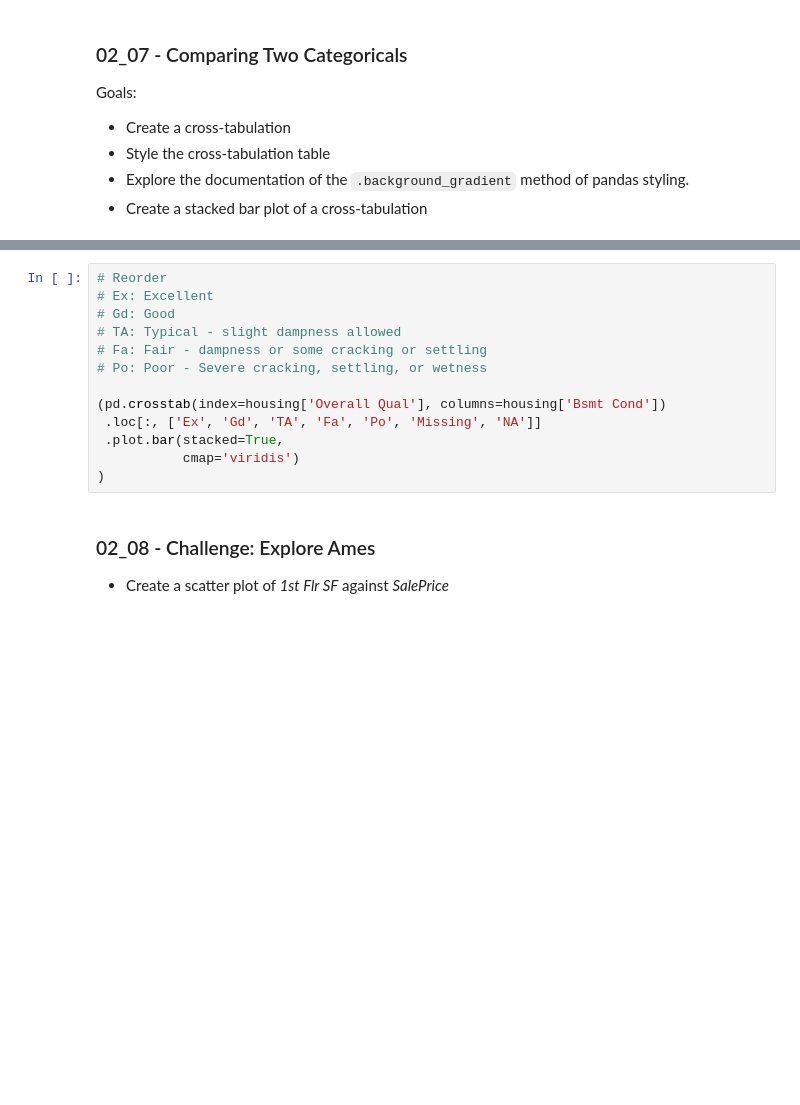
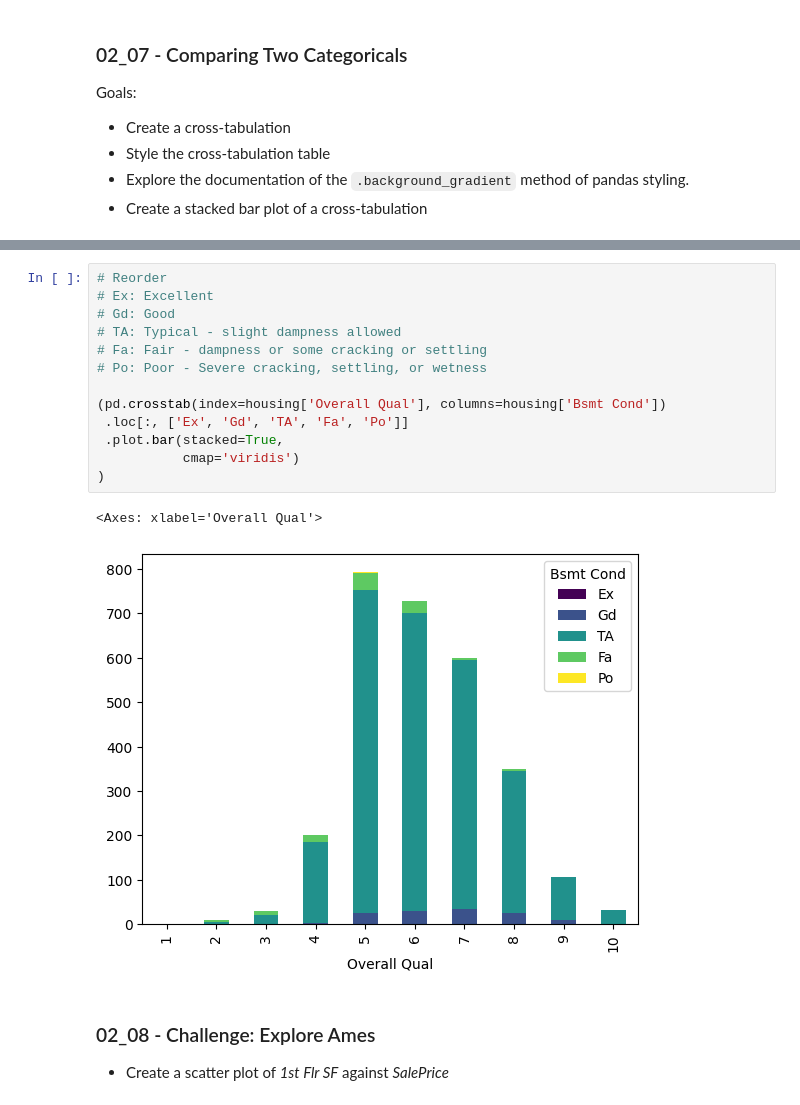
Before and after one commit to tjgrabher/python-statistics-essential-training-4433355, a Jupyter notebook: PyStats.ipynb, the cells around one changed output, grey strips where cells are left out. Drawn from its saved outputs; the diff is of its cells as text; blank space fills up the shorter version.

```diff
--- a/PyStats.ipynb
+++ b/PyStats.ipynb
@@ -1227,16 +1555,19 @@ raw.style.background_gradient?
 # %%
 # Reorder
 # Ex: Excellent
 # Gd: Good
 # TA: Typical - slight dampness allowed
 # Fa: Fair - dampness or some cracking or settling
 # Po: Poor - Severe cracking, settling, or wetness
 
 (pd.crosstab(index=housing['Overall Qual'], columns=housing['Bsmt Cond'])
- .loc[:, ['Ex', 'Gd', 'TA', 'Fa', 'Po', 'Missing', 'NA']]
+ .loc[:, ['Ex', 'Gd', 'TA', 'Fa', 'Po']]
  .plot.bar(stacked=True,
            cmap='viridis')
 )
+# %% [output]
+<Axes: xlabel='Overall Qual'>
+[figure, added]
 # %% [markdown]
 ### 02_08 - Challenge: Explore Ames
 * Create a scatter plot of *1st Flr SF* against *SalePrice*
```
Also changed, not shown: parts of 39 cells of this notebook.
